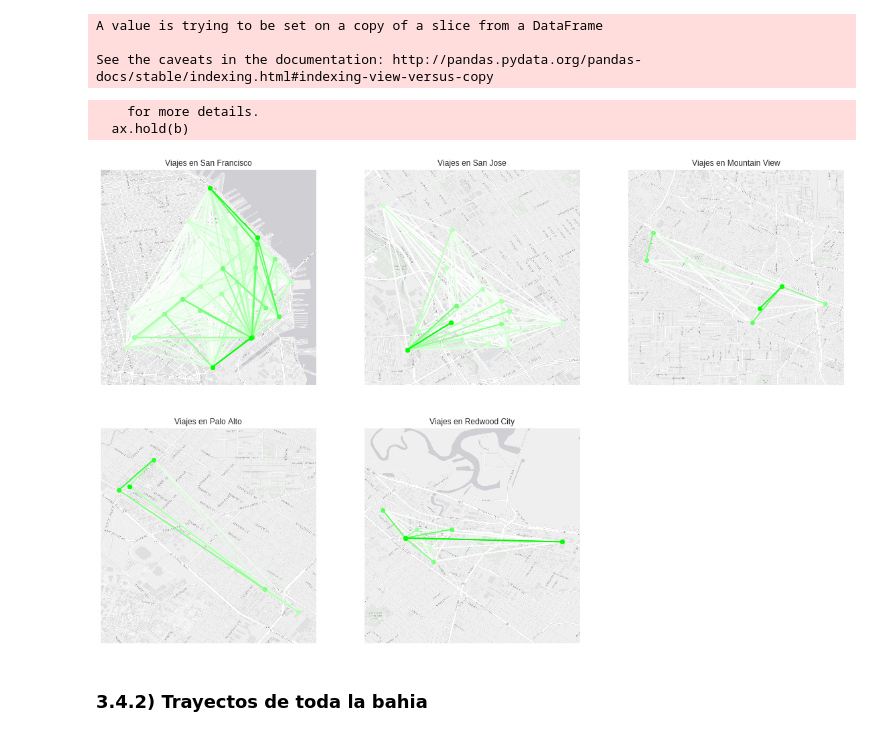
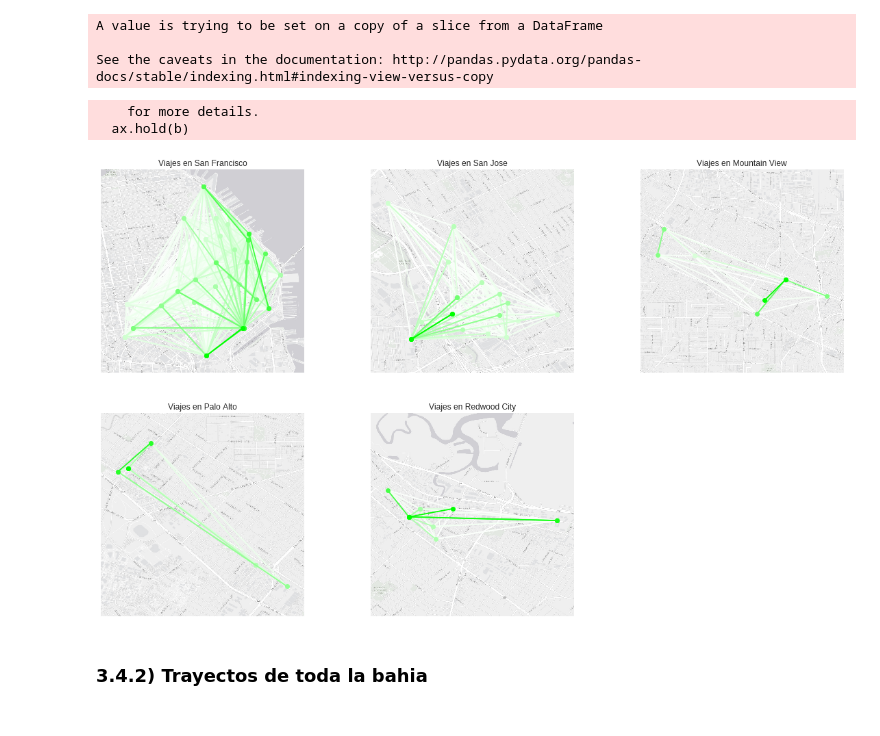
Before and after one commit to frisjon/tp1, a Jupyter notebook: notebooks/visu_viajes.ipynb, the cells around one changed output. Drawn from its saved outputs; the diff is of its cells as text; code cells hidden in the pictures.

```diff
--- a/notebooks/visu_viajes.ipynb
+++ b/notebooks/visu_viajes.ipynb
@@ -166,16 +183,15 @@ plt.figure(figsize=(20, 20))
 
 for i in range(len(ciudades)):
     plt.subplot(331 + i);
-    plt.title(nombres[i]);
+    plt.title('Estaciones en ' + nombres[i]);
     mapa=Basemap(projection='merc', resolution='i', epsg=4326,
                  llcrnrlat=lats[i] - offsets[i], llcrnrlon=lons[i] - offsets[i],
                  urcrnrlat=lats[i] + offsets[i], urcrnrlon=lons[i] + offsets[i])
 
-    #Ploteamos las estaciones e indicamos frecuencia de uso
     #Aqui se escalan los tamaños de las estaciones dependiendo de la ciudad que se muestre
     mapa.scatter(ciudades[i]['lon'].values, ciudades[i]['lat'].values, marker='o', c='#00ff00',
-                 s=ciudades[i]['count'].apply(lambda x:x/ciudades_cant_estaciones[i]), edgecolors='#00aa00');
+                 s=ciudades[i]['count'].apply(lambda x:x/ciudad_cant_estaciones[i]), edgecolors='#00aa00');
 
     mapa.arcgisimage(service='Canvas/World_Light_Gray_Base', xpixels=1000, ypixels=1000);
-    plt.savefig(nombres[i].lower().replace(' ','_') + '_estaciones_uso.png');
+    plt.savefig('../img/' + nombres[i].lower().replace(' ','_') + '_estaciones_uso.png');
 # %% [output]
@@ -260,8 +280,8 @@ A value is trying to be set on a copy of a slice from a DataFrame
 See the caveats in the documentation: http://pandas.pydata.org/pandas-docs/stable/indexing.html#indexing-view-versus-copy
 # %%
 #Este diccionario se va a contener, por ciudad:
-#    . lista de tuplas ([lons], [lats], color) que tienen las coord de estaciones de un trayecto y su color
-#    . lista de los trayectos de la ciudad
+#  · lista de tuplas ([lons], [lats], color) que tienen las coord de estaciones de un trayecto y su color
+#  · lista de los trayectos de la ciudad
 viajes = {'San Francisco':[[], []],
           'San Jose'     :[[], []],
           'Redwood City' :[[], []],
@@ -270,56 +290,50 @@ viajes = {'San Francisco':[[], []],
          }
 
 for ciudad in viajes:
-    #Filtramos los trayectos por ciudad
+    #Se filtran los trayectos por ciudad
     #Aqui se quitan los trayectos con estaciones en distintas ciudades
     viajes[ciudad][1] = tf[(tf['s_city'] == ciudad) & \
                            (tf['e_city'] == ciudad)].drop(['s_city', 'e_city'], 1).reset_index(drop=True)
 
-    #Calculamos la cantidad maxima de viajes por cada trayecto en cada ciudad
-    #Esto es para luego asignar colores a trayectos con mas o menos frecuencia
-    max_val = 0
-    for indice in range(len(viajes[ciudad][1])):
-        trayecto = viajes[ciudad][1].loc[indice]
-        if trayecto['count'] > max_val:
-            max_val = trayecto['count']
-
-    #Colocamos longitud y latitud de un trayecto ademas de su frecuencia convertida a un numero en [0;255]
+    #Se calcula la cantidad maxima de viajes por cada trayecto en cada ciudad
+    #Esto es para luego asignar colores a trayectos segun su frecuencia
+    max_val = viajes[ciudad][1]['count'].max()
     for indice in range(len(viajes[ciudad][1])):
         trayecto = viajes[ciudad][1].loc[indice]
         #Mapeo de la frecuencia del trayecto al intervalo [0;255]
-        color = int(mmap(trayecto['count'], 0, max_val, 0, 255))
-        color = abs(255 - color)
+        color = abs(int(mmap(trayecto['count'], 0, max_val, 255, 0)))
+        #color = abs(color)
         viajes[ciudad][0].append(([trayecto['s_lon'], trayecto['e_lon']],
-                                  [trayecto['s_lat'], trayecto['e_lat']],
-                                  color))
+                                  [trayecto['s_lat'], trayecto['e_lat']], color))
 
-    #Ordenamos los viajes mas frecuentes al final,
-    #asi son mostrados por encima de los trayectos menos frecuentes
+    #Se ordenan los viajes mas frecuentes al final, asi son mostrados por encima de los trayectos menos frecuentes
     viajes[ciudad][0].sort(key=lambda x:-x[2])
 # %%
 #Ahora visualizamos los trayectos por ciudad
-plt.figure(figsize=(20, 13))
+plt.figure(figsize=(20, 12))
 
 for i in range(len(ciudades)-1):
     plt.subplot(231 + i);
     plt.title('Viajes en ' + nombres[i]);
     mapa = Basemap(projection='merc', resolution='i', epsg=4326,
                    llcrnrlat=lats[i] - offsets[i], llcrnrlon=lons[i] - offsets[i],
                    urcrnrlat=lats[i] + offsets[i], urcrnrlon=lons[i] + offsets[i])
 
     for trayecto in viajes[nombres[i]][0]:
         #Convertimos el color a un formato RGBA valido
         color = trayecto[2]
         color = '#%02Xff%02X' % (color, color)
         #Ploteamos el trayecto
         mapa.plot(trayecto[0], trayecto[1], 'o-', color=color)
 
     mapa.arcgisimage(service='Canvas/World_Light_Gray_Base', xpixels=1000, ypixels=1000);
-    plt.savefig(nombres[i].lower().replace(' ','_') + '_frecuencia_trayectos.png');
+    plt.savefig('../img/' + nombres[i].lower().replace(' ','_') + '_frecuencia_trayectos.png');
+
+plt.savefig('../img/frecuencia_trayectos.png');
 # %% [output]
     for more details.
   ax.hold(b)
-[figure, old version]
+[figure, new version]
 # %% [markdown]
 ### 3.4.2) Trayectos de toda la bahia
 # %%
```
Also changed, not shown: parts of 22 cells of this notebook.
